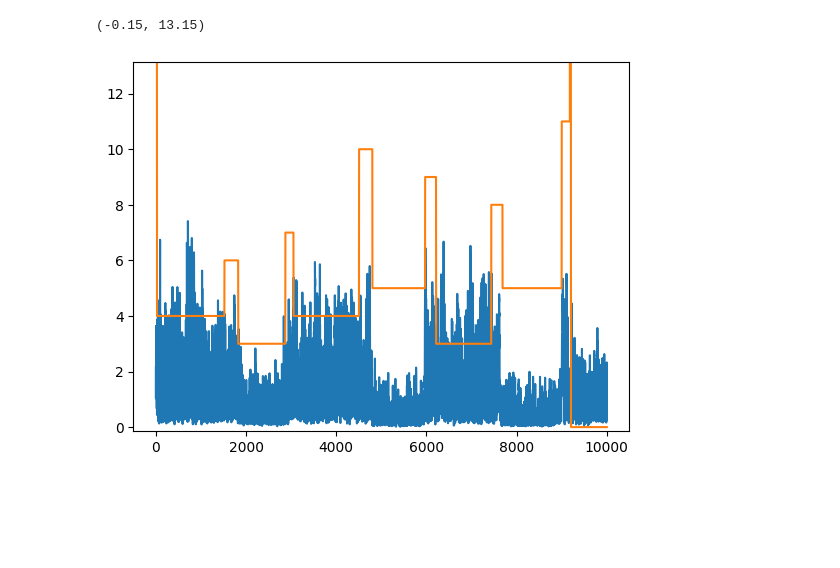
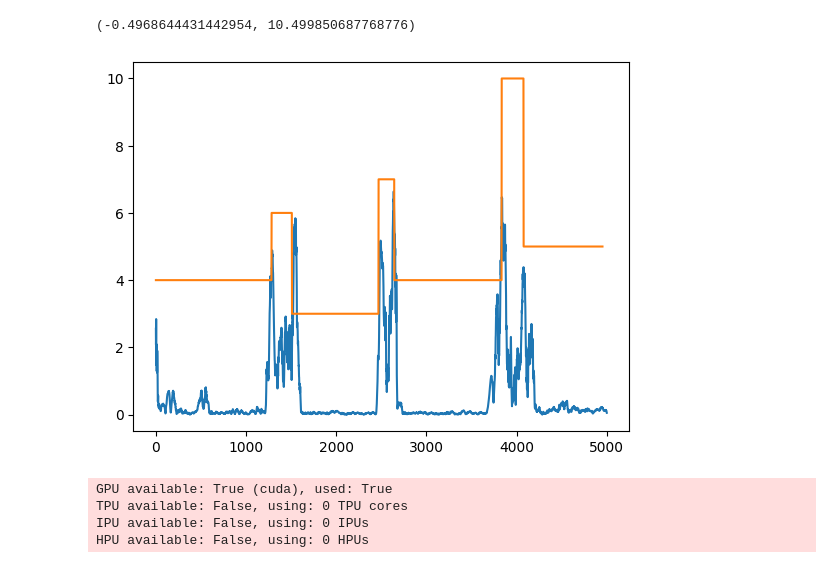
Before and after one commit to mbisan/stsc-har, a Jupyter notebook: visualize.ipynb, the cells around one changed output. Drawn from its saved outputs; the diff is of its cells as text; code cells hidden in the pictures; blank space fills up the shorter version.

Commit message:
add tripletloss fixes on contrastive wrapper

```diff
--- a/visualize.ipynb
+++ b/visualize.ipynb
@@ -35,4 +24,4 @@ tensor(4)
 # %%
-model = ContrastiveWrapper.load_from_checkpoint(checkpoint_path="training_clr/clr_UCI-HAR_21-20-19-18-17_4_48_1_bs128_lr0.01_l10_l20_cnn_gap_ts10_mlpNone_1_m48/version_0/checkpoints/epoch=6-step=33873-val_re=0.0000.ckpt")
+model = ContrastiveWrapper.load_from_checkpoint(checkpoint_path="training_clr/clr3_UCI-HAR_21-20-19-18-17_4_48_1_bs128_lr0.01_l10_l20_cnn_gap_ts20_mlpNone_1_m48/version_13/checkpoints/epoch=23-step=9696-val_re=0.0000.ckpt")
 # %% [output]
 Input shape:  torch.Size([1, 6, 48])
@@ -40,5 +29,5 @@ Latent shape:  torch.Size([1, 40])
 # %%
 labels = []
 
-for i in range(0, 10000):
+for i in range(0, 5000):
     labels.append(dm.ds_test[i]["label"].item())
@@ -50,18 +34,20 @@ plt.plot(labels)
+# %%
+model=model.cuda()
 # %%
 scores = []
+model.eval()
+ws = 48
+for i in range(0, 5000):
+    prev = dm.ds_test[i]["series"]
+    next_ = dm.ds_test[i+ws]["series"]
 
-ws = 48
-for i in range(0, 10000):
-    prev = dm.ds_test[i]["series"]
-    next = dm.ds_test[i+ws]["series"]
+    prev_rep = model(prev.unsqueeze(0).cuda())
+    next_rep = model(next_.unsqueeze(0).cuda())
 
-    prev_rep = model(prev.unsqueeze(0))
-    next_rep = model(next.unsqueeze(0))
-
-    scores.append((prev_rep-next_rep).square().sum().sqrt().item())
+    scores.append(((prev_rep-next_rep).square().sum()+1e-8 ).sqrt().item())
 # %%
-plt.plot(np.arange(len(scores)), scores, np.arange(len(labels)), labels)
-plt.ylim([-.15, 13.15])
+plt.plot(np.arange(len(scores)), scores, np.arange(len(labels)-48), labels[48:])
+plt.ylim()
 # %% [output]
-(-0.15, 13.15)
+(-0.4968644431442954, 10.499850687768776)
-[figure, old version]
+[figure, new version]
@@ -67,0 +56,7 @@ plt.ylim([-.15, 13.15])
+# %%
+tr = Trainer()
+# %% [output]
+GPU available: True (cuda), used: True
+TPU available: False, using: 0 TPU cores
+IPU available: False, using: 0 IPUs
+HPU available: False, using: 0 HPUs
```
Also changed, not shown: parts of 14 cells of this notebook, 4 other files.
